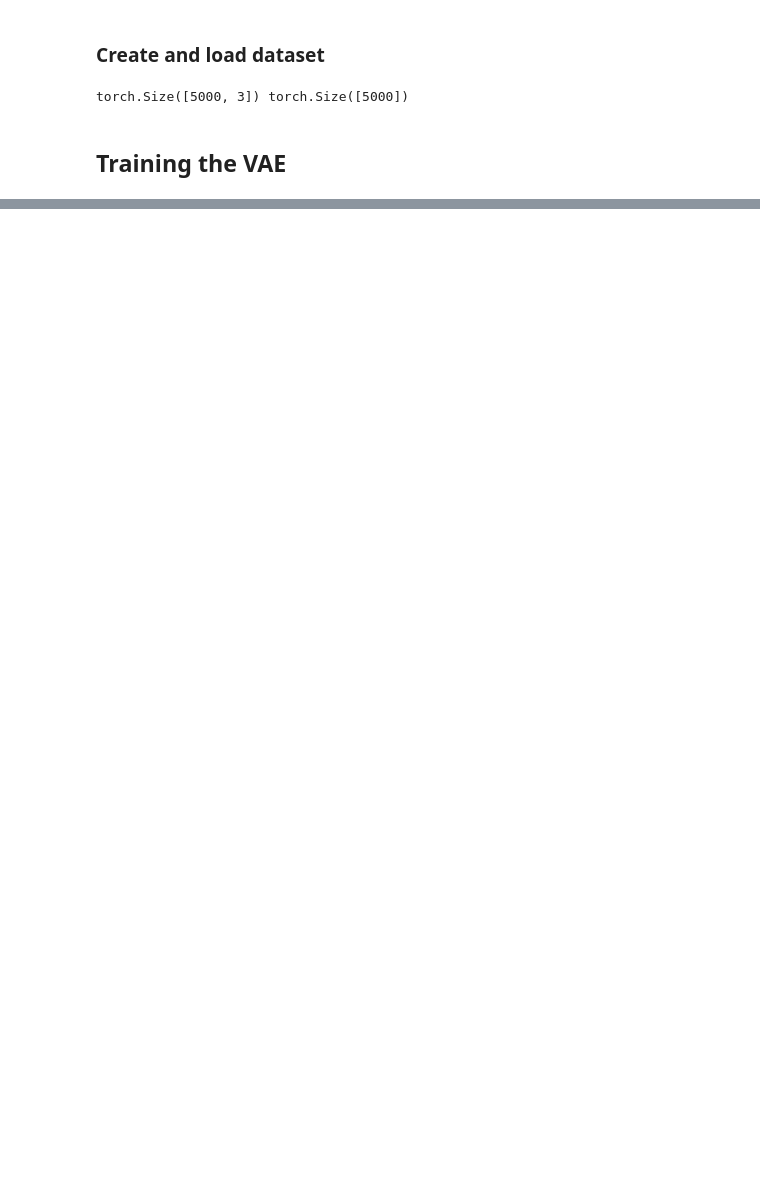
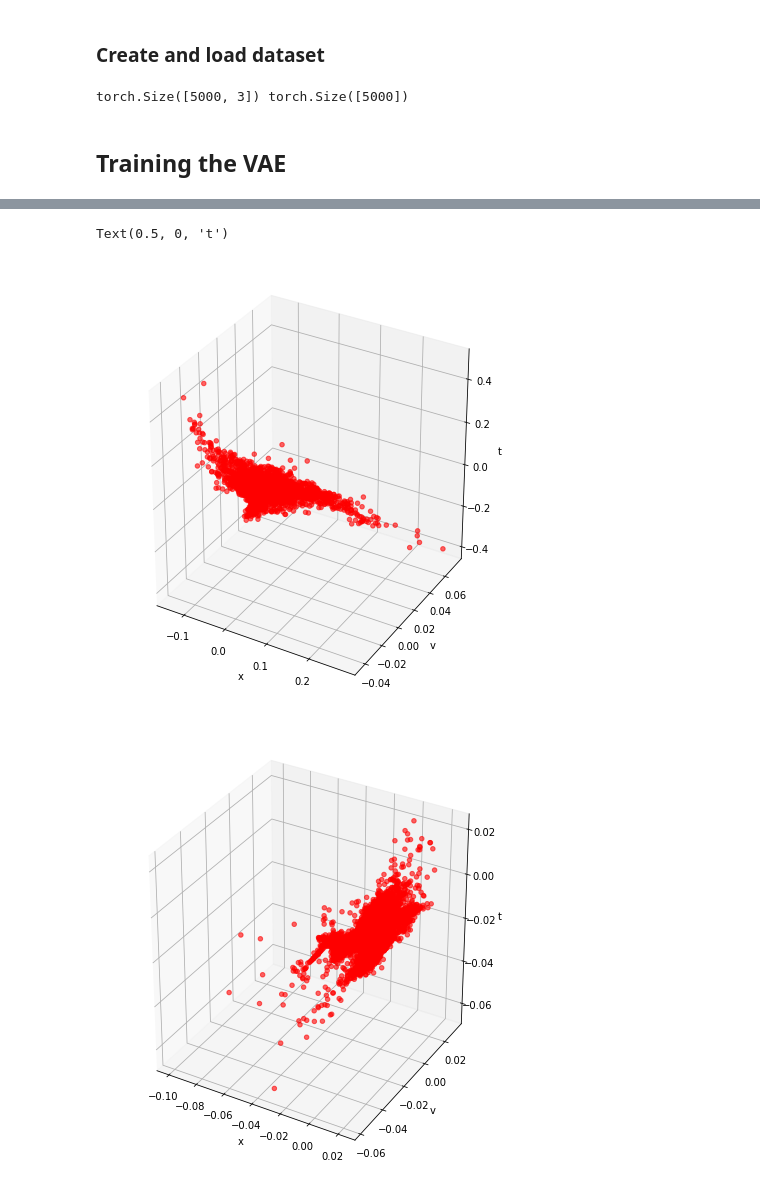
Before and after one commit to massastrello/PDMP-ID, a Jupyter notebook: pyPDMP/notebooks/VAE-PDMP.ipynb, the cells around one changed output, grey strips where cells are left out. Saved outputs shown, nothing was run; the diff lists cells and outputs as text; code cells hidden in the pictures; blank space fills up the shorter version.

```diff
--- a/pyPDMP/notebooks/VAE-PDMP.ipynb
+++ b/pyPDMP/notebooks/VAE-PDMP.ipynb
@@ -153,0 +215,23 @@ Text(0.5, 0, 't')
+# %%
+x = data_loader.dataset.tensors[0]
+mu, logvar = m.encode(x.float().view(-1,size))
+mu, logvar = mu, logvar
+z = m.reparameterize(mu, logvar).detach().numpy()
+# %%
+fig = plt.figure(figsize = (16,8))
+ax1 = fig.add_subplot(121,projection='3d')
+ax1.scatter(xs = mu[:,0], ys = mu[:,1],zs = mu[:,2],alpha = .6,color = 'red')
+ax1.set_xlabel('x')
+ax1.set_ylabel('v')
+ax1.set_zlabel('t')
+#
+fig = plt.figure(figsize = (16,8))
+ax1 = fig.add_subplot(122,projection='3d')
+ax1.scatter(xs = var[:,0], ys = var[:,1],zs = var[:,2],alpha = .6,color = 'red')
+ax1.set_xlabel('x')
+ax1.set_ylabel('v')
+ax1.set_zlabel('t')
+# %% [output]
+Text(0.5, 0, 't')
+[figure, added]
+[figure, added]
```
Also changed, not shown: parts of 11 cells of this notebook, 2 other files.
